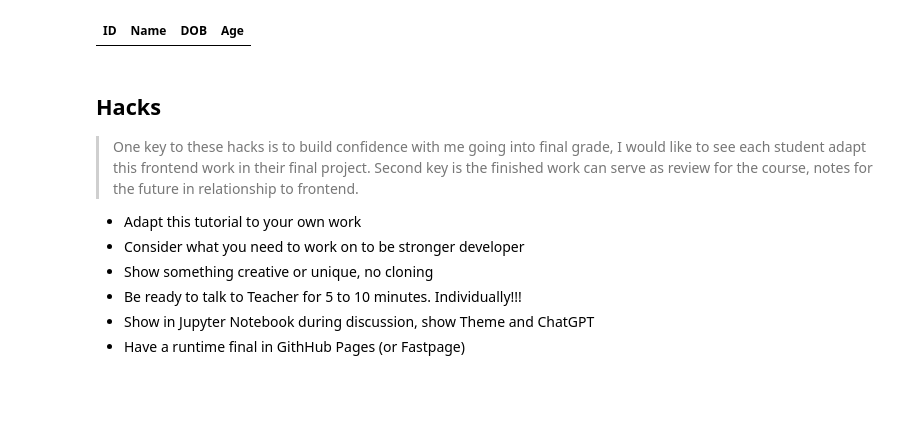
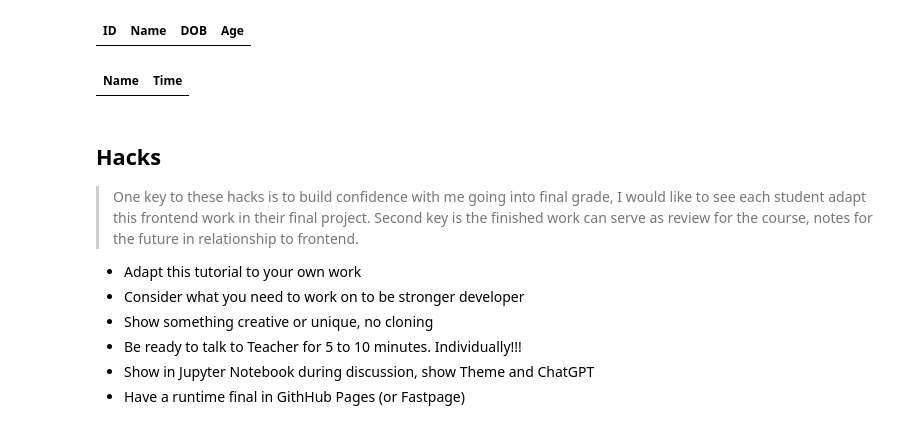
Before and after one commit to Soham360/csp-fastpages, a Jupyter notebook: _notebooks/2023-05-12-PBL-javascript_tutorial.ipynb, the cells around one changed output. Saved outputs shown, nothing was run; the diff lists cells and outputs as text; code cells hidden in the pictures; blank space fills up the shorter version.

```diff
--- a/_notebooks/2023-05-12-PBL-javascript_tutorial.ipynb
+++ b/_notebooks/2023-05-12-PBL-javascript_tutorial.ipynb
@@ -504,6 +504,50 @@ for (var row of classroom) {
 </script>
 # %% [output]
 | ID | Name | DOB | Age |
+# %%
+%%html
+<head>
+    <!-- load jQuery and DataTables syle and scripts -->
+    <link rel="stylesheet" type="text/css" href="https://cdn.datatables.net/1.10.25/css/jquery.dataTables.min.css">
+    <script type="text/javascript" language="javascript" src="https://code.jquery.com/jquery-3.6.0.min.js"></script>
+    <script type="text/javascript" language="javascript" src="https://cdn.datatables.net/1.10.25/js/jquery.dataTables.min.js"></script>
+</head>
+<table id="flaskTable1" class="table" style="width:100%">
+    <thead id="flaskHead1">
+        <tr>
+            <th>Name</th>
+            <th>Time</th>
+        </tr>
+    </thead>
+    <tbody id="flaskBody1"></tbody>
+</table>
+
+<script>
+  $(document).ready(function() {
+    fetch('http://127.0.0.1:8086/api/times/', { mode: 'cors' })
+    .then(response => {
+      if (!response.ok) {
+        throw new Error('API response failed');
+      }
+      return response.json();
+    })
+    .then(data => {
+      for (const row of data) {
+        // BUG warning/resolution - DataTable requires row to be single append
+        $('#flaskBody1').append('<tr><td>' +
+            row.uid + '</td><td>' +
+            row.totaltime + '</td><td>');
+      }
+      // BUG warning - Jupyter does not show Datatable controls, works on deployed GitHub pages
+      $("#flaskTable1").DataTable();
+    })
+    .catch(error => {
+      console.error('Error:', error);
+    });
+  });
+</script>
+# %% [output]
+| Name | Time |
 # %% [markdown]
 ## Hacks
 > One key to these hacks is to build confidence with me going into final grade, I would like to see each student adapt this frontend work in their final project.  Second key is the finished work can serve as review for the course, notes for the future in relationship to frontend.
```
Also changed, not shown: 1 other file.
